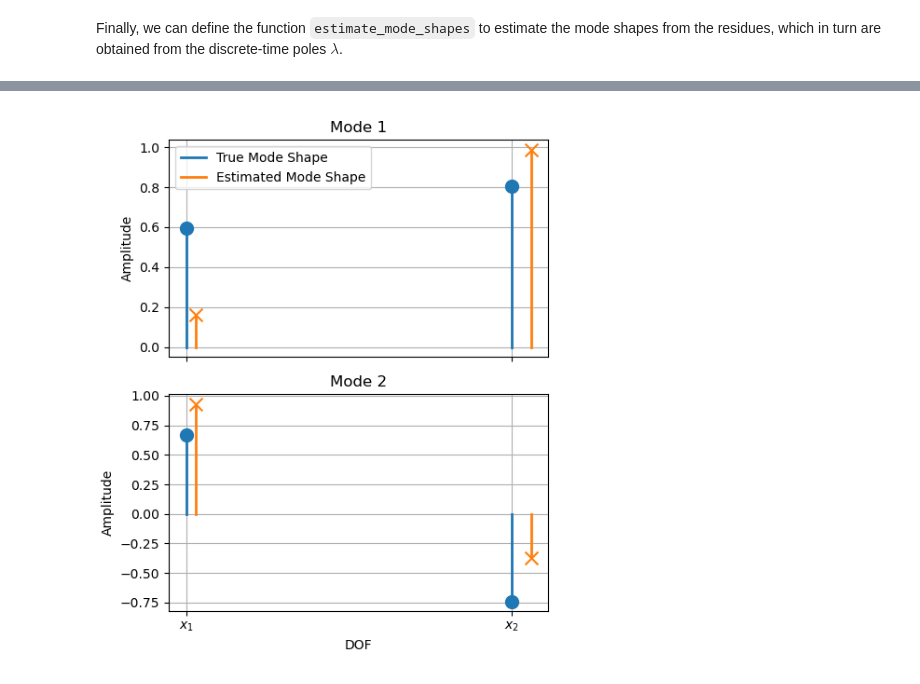
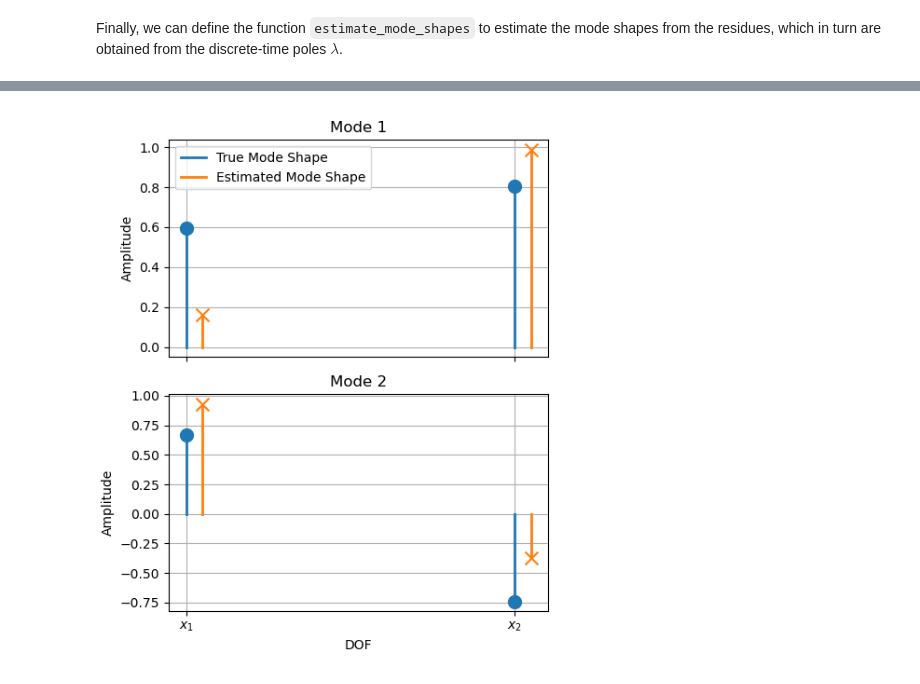
Before and after one commit to fmamitrotta/learn-aeroelastic-sid, a Jupyter notebook: notebooks/03_Identification_of_a_2-DOF_Mass-Spring-Damper_Sytem_with_the_LSCE_Algorithm.ipynb, the cells around one changed output, grey strips where cells are left out. Cells and saved outputs as stored; diff of their text form; code cells hidden in the pictures.

```diff
--- a/notebooks/03_Identification_of_a_2-DOF_Mass-Spring-Damper_Sytem_with_the_LSCE_Algorithm.ipynb
+++ b/notebooks/03_Identification_of_a_2-DOF_Mass-Spring-Damper_Sytem_with_the_LSCE_Algorithm.ipynb
@@ -782,3 +796,14 @@ for i in range(DOF):
+# %%
+# Calculate IRF from original FRF
+irf = np.fft.ifft(frf)
+
+# Create full spectrum of filtered FRF by complex conjugate symmetry
+full_spectrum_filtered = np.hstack(
+    [pos_spectrum_filtered, pos_spectrum_filtered.conj()[:, 1:-1][:, ::-1]]
+)
+
+# Calculate IRF from filtered FRF
+savgol_irf = fft.ifft(full_spectrum_filtered).real
 # %% [markdown]
 ### Parameter Estimation <a name="parameter-estimation"></a>
 
@@ -944,6 +987,6 @@ We apply these functions to the raw FRF and print the estimated natural frequenc
 # %%
 # Estimate LSCE parameters and modal parameters
-betas, irf = estimate_lsce_parameters(frf)
+betas = estimate_lsce_parameters(irf)
 omegas, zetas, lambdas = estimate_modal_parameters(betas, f_sampling)
 
 # Take sorted true natural frequencies and damping ratiosn for comparison
@@ -952,15 +995,16 @@ sorted_natural_frequencies = natural_frequencies[true_freq_sort_indices]
 sorted_damping_ratios = damping_ratios[true_freq_sort_indices]
 
 # Compare true and estimated natural frequencies and damping ratios for each mode
-for i in range(DOF):
+for i in range(DOF_COUNT):
     print(f"Mode {i+1:d}")
     print(f"True natural frequency: {sorted_natural_frequencies[i]:.2f} rad/s")
     print(f"Estimated natural frequency: {omegas[i]:.2f} rad/s")
-    print(f"Percentage error: {100 * (omegas[i]/sorted_natural_frequencies[i] - 1):.2f}%")
+    print(
+        f"Percentage error: {100 * (omegas[i]/sorted_natural_frequencies[i] - 1):.2f}%"
+    )
     print(f"True damping ratio: {sorted_damping_ratios[i]:.2f}")
     print(f"Estimated damping ratio: {zetas[i]:.2f}")
     print(f"Percentage error: {100 * (zetas[i]/sorted_damping_ratios[i] - 1):.2f}%\n")
-    print()
 # %% [output]
 Mode 1
 True natural frequency: 22.92 rad/s
@@ -983,66 +1028,90 @@ Let's find the mode shapes.
 # %%
 # Calculate estimated mode shapes
-estimated_phi = estimate_mode_shapes(irf, lambdas)
+estimated_modes = estimate_mode_shapes(irf, lambdas)
 
-# Normalize estimated mode shapes to unit length
-normalized_estimated_phi = np.zeros_like(estimated_phi)
-for i in range(DOF):
-    normalized_estimated_phi[:, i] = estimated_phi[:, i] / np.linalg.norm(estimated_phi[:, i])
-
-# Take sorted true mode shapes for comparison
-sorted_modes = np.zeros_like(eigenvectors)
-for i in range(DOF):
-    sorted_modes[:, i] = eigenvectors[:, true_freq_sort_indices[i]]
+# Sort true mode shapes based on true natural frequencies
+sorted_true_modes = np.zeros_like(eigenvectors)
+for i in range(DOF_COUNT):
+    sorted_true_modes[:, i] = eigenvectors[:, true_freq_sort_indices[i]]
 
 # Get default matlpotlib colors
-COLORS = plt.rcParams['axes.prop_cycle'].by_key()['color']
+COLORS = plt.rcParams["axes.prop_cycle"].by_key()["color"]
+
 
 def plot_mode_shapes(true_modes, est_modes):
     """
     Plot true vs estimated mode shapes
 
     Parameters:
-    true_modes: array of shape (n_dofs, n_modes) containing true mode shapes
-    est_modes: array of shape (n_dofs, n_modes) containing estimated mode shapes
+    true_modes: array of shape (number of DOFs, number of modes) containing true mode shapes
+    est_modes: array of shape (number of DOFs, number of modes) containing estimated mode shapes
     """
     # Create x-axis vector with node positions (x1, x2)
-    node_positions = np.arange(1, DOF + 1)
+    node_positions = np.arange(1, DOF_COUNT + 1)
+
+    # Define offset for estimated mode shapes
+    offset = 0.05
 
     # Create a figure with a subplot for each mode
-    fig, axes = plt.subplots(DOF, 1, figsize=(5, 6), sharex=True)
+    mode_count = true_modes.shape[1]
+    fig, axes = plt.subplots(mode_count, 1, figsize=(5, 3 * mode_count), sharex=True)
 
     # Iterate over each mode
-    for i in range(DOF):
+    for i in range(mode_count):
         # Ensure mode shapes are oriented in the same direction
         if np.dot(true_modes[:, i], est_modes[:, i]) < 0:
             est_modes[:, i] = -est_modes[:, i]
 
         # Iterate over each degree of freedom
-        for j in range(DOF):
+        for j in range(DOF_COUNT):
             # Plot component of current degree of freedom for current mode shape
-            true_line = axes[i].plot([j+1, j+1], [0, true_modes[j, i]], color=COLORS[0], label='True Mode Shape', linewidth=2)
-            est_line = axes[i].plot(np.array([j+1, j+1])*1.03, [0, est_modes[j, i]], color=COLORS[1], label='Estimated Mode Shape', linewidth=2)
+            true_line = axes[i].plot(
+                [j + 1, j + 1],
+                [0, true_modes[j, i]],
+                color=COLORS[0],
+                label="True Mode Shape",
+                linewidth=2,
+            )
+            est_line = axes[i].plot(
+                np.array([j + 1, j + 1]) + offset,
+                [0, est_modes[j, i]],
+                color=COLORS[1],
+                label="Estimated Mode Shape",
+                linewidth=2,
+            )
 
             # Plot markers
-            axes[i].scatter(j+1, true_modes[j, i], color=COLORS[0], marker='o', s=100, zorder=5)
-            axes[i].scatter((j+1)*1.03, est_modes[j, i], color=COLORS[1], marker='x', s=100, zorder=5)
+            axes[i].scatter(
+                j + 1, true_modes[j, i], color=COLORS[0], marker="o", s=100, zorder=5
+            )
+            axes[i].scatter(
+                (j + 1) + offset,
+                est_modes[j, i],
+                color=COLORS[1],
+                marker="x",
+                s=100,
+                zorder=5,
+            )
 
         # Add labels and legend
-        axes[i].set_title(f'Mode {i+1}')
-        axes[i].set_ylabel('Amplitude')
+        axes[i].set_title(f"Mode {i+1}")
+        axes[i].set_ylabel("Amplitude")
         axes[i].grid(True)
 
     # Add labels and legend
-    axes[0].legend([true_line[0], est_line[0]], ['True Mode Shape', 'Estimated Mode Shape'])
-    axes[-1].set_xlabel('DOF')
+    axes[0].legend(
+        [true_line[0], est_line[0]], ["True Mode Shape", "Estimated Mode Shape"]
+    )
+    axes[-1].set_xlabel("DOF")
     axes[-1].set_xticks(node_positions)
-    axes[-1].set_xticklabels([f'$x_{i+1}$' for i in range(DOF)])
+    axes[-1].set_xticklabels([f"$x_{i+1}$" for i in range(DOF_COUNT)])
 
     # Set layout and show plot
     plt.tight_layout()
     plt.show()
 
+
 # Plot true vs estimated mode shapes
-plot_mode_shapes(sorted_modes, normalized_estimated_phi)
+plot_mode_shapes(sorted_true_modes, estimated_modes)
 # %% [output]
-[figure, old version]
+[figure, new version]
```
Also changed, not shown: parts of 46 cells of this notebook.
